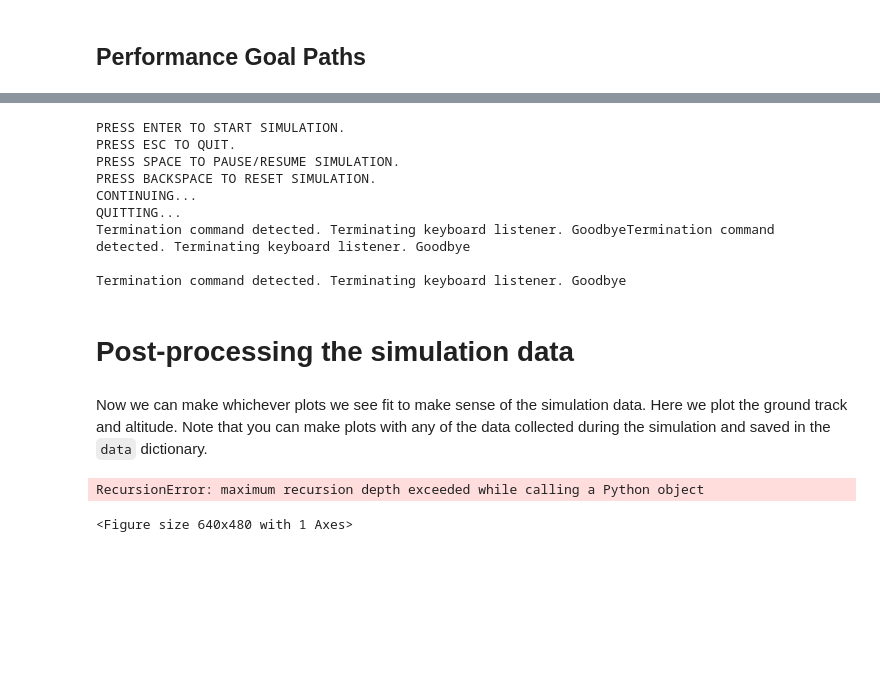
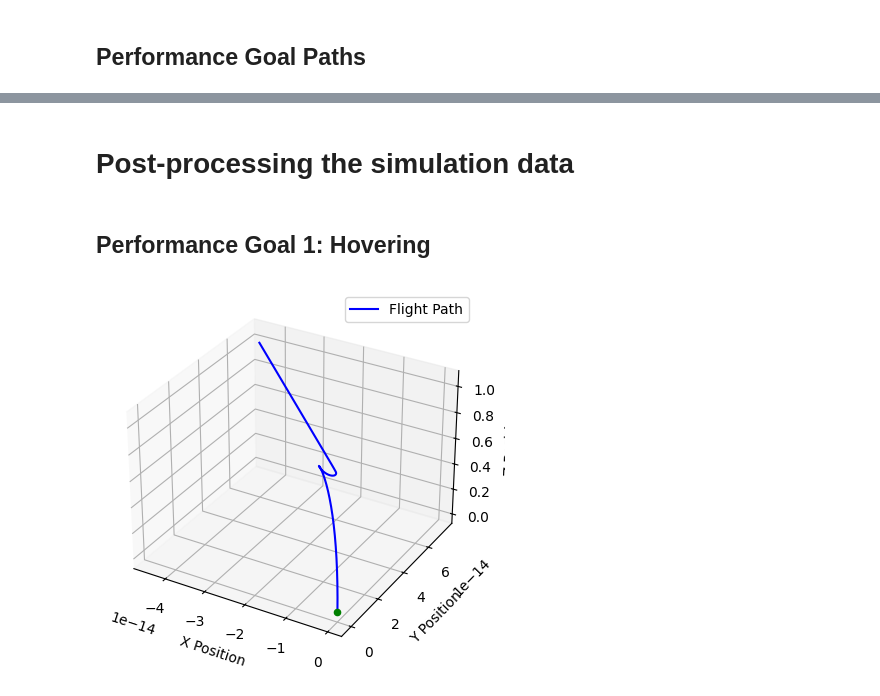
Before and after one commit to nithyakoneru/ae352-sp24_project, a Jupyter notebook: Quadrotor/ae352_quadrotor.ipynb, the cells around one changed output, grey strips where cells are left out. Drawn from its saved outputs; the diff is of its cells as text; code cells hidden in the pictures; blank space fills up the shorter version.

Commit message:
fixed versioning errors

```diff
--- a/Quadrotor/ae352_quadrotor.ipynb
+++ b/Quadrotor/ae352_quadrotor.ipynb
@@ -317,10 +228,8 @@ class Controller():
         # define matrices for state space form with output
         self.A = A
         self.B = B
-        self.C = C
         # define gain matrices
         self.K = K
-        self.L = L
         # define desired equilibrium position
         self.px_inW_e = px_inW_e
         self.py_inW_e = py_inW_e
@@ -339,8 +248,6 @@ class Controller():
         self.tauy_inB_e = tauy_inB_e
         self.tauz_inB_e = tauz_inB_e
         self.fz_inB_e = fz_inB_e
-
-        self.o_e = o_e
 
         self.goal_path = goal_path
         self.current_point = 0
@@ -438,10 +345,8 @@ class Controller():
         inputs = u + np.array([self.taux_inB_e, self.tauy_inB_e, self.tauz_inB_e, self.fz_inB_e])
 
         p_error = np.linalg.norm(self.xhat[:3] - self.x_des[:3])
-        if p_error < 0.1:
+        if p_error <= 0.03:
             self.current_point += 1
-        elif p_error > 1.0:  # safeguard in case the error is too large
-            print(f"Warning: Large error at point {self.current_point}, p_error = {p_error}")
 
 
         self.xhat += self.dt * (self.A@self.xhat + self.B@u)
@@ -524,83 +369,49 @@ Lastly, if you are using a member of the default ``Controller`` class, you can u
-# %%
-# Run the simulation and collect the simulation data
-data = sim.run(controller,
-               collect_data=True,
-               max_time=60.0,
-               verbose=True)
-# %% [output]
-PRESS ENTER TO START SIMULATION.
-PRESS ESC TO QUIT.
-PRESS SPACE TO PAUSE/RESUME SIMULATION.
-PRESS BACKSPACE TO RESET SIMULATION.
-CONTINUING...
-QUITTING...
-Termination command detected. Terminating keyboard listener. GoodbyeTermination command detected. Terminating keyboard listener. Goodbye
-
-Termination command detected. Terminating keyboard listener. Goodbye
 # %% [markdown]
 # Post-processing the simulation data
-# %% [markdown]
-Now we can make whichever plots we see fit to make sense of the simulation data. Here we plot the ground track and altitude. Note that you can make plots with any of the data collected during the simulation and saved in the ``data`` dictionary.
+# %% [markdown]
+## Performance Goal 1: Hovering
 # %%
 goal_path = hover_path(0.01)
 controller = Controller(goal_path)
-lap_times4 = []
-num = 1
 
 true_pos_x = []
 true_pos_y = []
 true_pos_z = []
 
-est_pos_x = []
-est_pos_y = []
-est_pos_z = []
+sim = ae352_quadrotor.Quadrotor_Sim(use_keyboard=False,
+                                    visualization=False,
+                                    animation=False,
+                                    verbose=True)
 
-for i in range(0, num):
-    sim = ae352_quadrotor.Quadrotor_Sim(use_keyboard=False,
-                                        visualization=False,
-                                        animation=False,
-                                        verbose=True)
+data = sim.run(controller,
+              collect_data=True,
+              max_time=120.0,
+              verbose=False)
 
-    data = sim.run(controller,
-                                  collect_data=True,
-                                  max_time=60.0,
-                                  verbose=False)
+position = np.array(data["position"])
+px = position[:, 0]
+py = position[:, 1]
+pz = position[:, 2]
+true_pos_x.append(px)
+true_pos_y.append(py)
+true_pos_z.append(pz)
 
-    position = np.array(data["position"])
-    px = position[:, 0]
-    py = position[:, 1]
-    pz = position[:, 2]
-    true_pos_x.append(px)
-    true_pos_y.append(py)
-    true_pos_z.append(pz)
-
-    px_hat2 = controller.xhat_history["px"]
-    py_hat2 = controller.xhat_history["py"]
-    pz_hat2 = controller.xhat_history["pz"]
-    est_pos_x.append(px_hat2)
-    est_pos_y.append(py_hat2)
-    est_pos_z.append(pz_hat2)
 
 true_pos_x = np.array(true_pos_x)
 true_pos_y = np.array(true_pos_y)
 true_pos_z = np.array(true_pos_z)
-est_pos_x = np.array(est_pos_x)
-est_pos_y = np.array(est_pos_y)
-est_pos_z = np.array(est_pos_z)
 
 fig = plt.figure()
 ax = plt.axes(projection='3d')
-ax.plot3D(true_pos_x.ravel(), true_pos_y.ravel(), true_pos_z.ravel(), 'blue', label='True Flight Path')
-ax.plot3D(est_pos_x.ravel(), est_pos_y.ravel(), est_pos_z.ravel(), 'orange', label='Estimated Flight Path')
+ax.plot3D(true_pos_x.ravel(), true_pos_y.ravel(), true_pos_z.ravel(), 'blue', label='Flight Path')
 ax.scatter3D(0, 0, 0, c='green')
 ax.legend()
 ax.set_xlabel('X Position')
 ax.set_ylabel('Y Position')
 ax.set_zlabel('Z Position')
 plt.show()
 # %% [output]
-RecursionError: maximum recursion depth exceeded while calling a Python object
-<Figure size 640x480 with 1 Axes>
+[figure, added]
 # %%
 # Create a figure that has two plots in it
 fig, axes = plt.subplots(2, 1, figsize=(7.2, 5.4), sharex=False)
```
Also changed, not shown: parts of 27 cells of this notebook.
